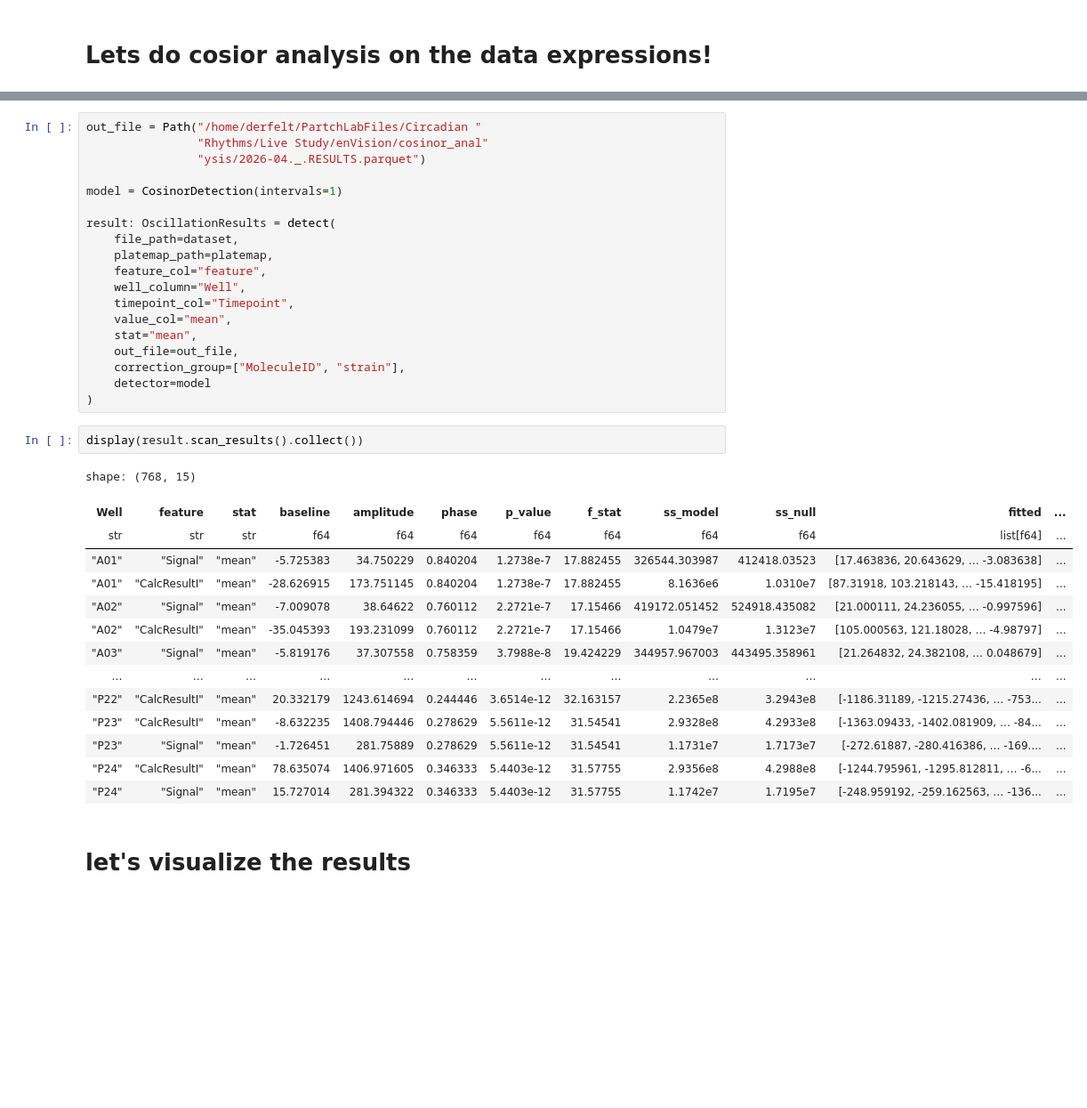
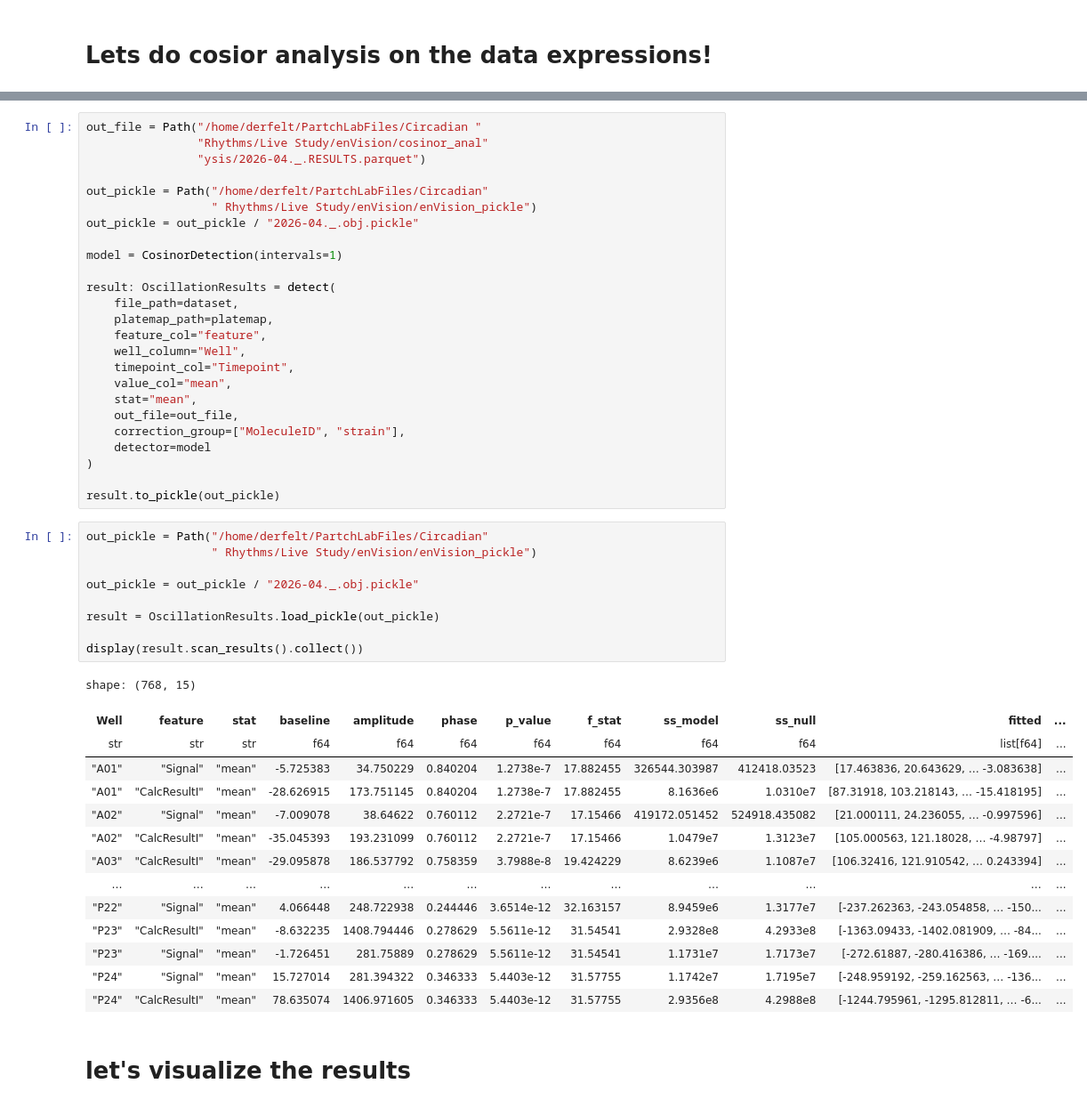
Before and after one commit to derfelterciano/PartchLab, a Jupyter notebook: circadian_rhythms/live_cell_painting/data_processing/enVision_cosinor.ipynb, the cells around one changed output, grey strips where cells are left out. Shown at 89% size. Saved outputs shown, nothing was run; the diff lists cells and outputs as text; blank space fills up the shorter version.

```diff
--- a/circadian_rhythms/live_cell_painting/data_processing/enVision_cosinor.ipynb
+++ b/circadian_rhythms/live_cell_painting/data_processing/enVision_cosinor.ipynb
@@ -72,6 +73,10 @@ shape: (238, 4)
 out_file = Path("/home/derfelt/PartchLabFiles/Circadian "
                 "Rhythms/Live Study/enVision/cosinor_anal"
                 "ysis/2026-04._.RESULTS.parquet")
+
+out_pickle = Path("/home/derfelt/PartchLabFiles/Circadian"
+                  " Rhythms/Live Study/enVision/enVision_pickle")
+out_pickle = out_pickle / "2026-04._.obj.pickle"
 
 model = CosinorDetection(intervals=1)
 
@@ -87,23 +92,32 @@ result: OscillationResults = detect(
     correction_group=["MoleculeID", "strain"],
     detector=model
 )
+
+result.to_pickle(out_pickle)
 # %%
+out_pickle = Path("/home/derfelt/PartchLabFiles/Circadian"
+                  " Rhythms/Live Study/enVision/enVision_pickle")
+
+out_pickle = out_pickle / "2026-04._.obj.pickle"
+
+result = OscillationResults.load_pickle(out_pickle)
+
 display(result.scan_results().collect())
 # %% [output]
 shape: (768, 15)
 | Well | feature | stat | baseline | amplitude | phase | p_value | f_stat | ss_model | ss_null | fitted | ... |
 | str | str | str | f64 | f64 | f64 | f64 | f64 | f64 | f64 | list[f64] | ... |
 | "A01" | "Signal" | "mean" | -5.725383 | 34.750229 | 0.840204 | 1.2738e-7 | 17.882455 | 326544.303987 | 412418.03523 | [17.463836, 20.643629, … -3.083638] | ... |
 | "A01" | "CalcResultI" | "mean" | -28.626915 | 173.751145 | 0.840204 | 1.2738e-7 | 17.882455 | 8.1636e6 | 1.0310e7 | [87.31918, 103.218143, … -15.418195] | ... |
 | "A02" | "Signal" | "mean" | -7.009078 | 38.64622 | 0.760112 | 2.2721e-7 | 17.15466 | 419172.051452 | 524918.435082 | [21.000111, 24.236055, … -0.997596] | ... |
 | "A02" | "CalcResultI" | "mean" | -35.045393 | 193.231099 | 0.760112 | 2.2721e-7 | 17.15466 | 1.0479e7 | 1.3123e7 | [105.000563, 121.18028, … -4.98797] | ... |
-| "A03" | "Signal" | "mean" | -5.819176 | 37.307558 | 0.758359 | 3.7988e-8 | 19.424229 | 344957.967003 | 443495.358961 | [21.264832, 24.382108, … 0.048679] | ... |
+| "A03" | "CalcResultI" | "mean" | -29.095878 | 186.537792 | 0.758359 | 3.7988e-8 | 19.424229 | 8.6239e6 | 1.1087e7 | [106.32416, 121.910542, … 0.243394] | ... |
 | … | … | … | … | … | … | … | … | … | … | … | ... |
-| "P22" | "CalcResultI" | "mean" | 20.332179 | 1243.614694 | 0.244446 | 3.6514e-12 | 32.163157 | 2.2365e8 | 3.2943e8 | [-1186.31189, -1215.27436, … -753... | ... |
+| "P22" | "Signal" | "mean" | 4.066448 | 248.722938 | 0.244446 | 3.6514e-12 | 32.163157 | 8.9459e6 | 1.3177e7 | [-237.262363, -243.054858, … -150... | ... |
 | "P23" | "CalcResultI" | "mean" | -8.632235 | 1408.794446 | 0.278629 | 5.5611e-12 | 31.54541 | 2.9328e8 | 4.2933e8 | [-1363.09433, -1402.081909, … -84... | ... |
 | "P23" | "Signal" | "mean" | -1.726451 | 281.75889 | 0.278629 | 5.5611e-12 | 31.54541 | 1.1731e7 | 1.7173e7 | [-272.61887, -280.416386, … -169.... | ... |
+| "P24" | "Signal" | "mean" | 15.727014 | 281.394322 | 0.346333 | 5.4403e-12 | 31.57755 | 1.1742e7 | 1.7195e7 | [-248.959192, -259.162563, … -136... | ... |
 | "P24" | "CalcResultI" | "mean" | 78.635074 | 1406.971605 | 0.346333 | 5.4403e-12 | 31.57755 | 2.9356e8 | 4.2988e8 | [-1244.795961, -1295.812811, … -6... | ... |
-| "P24" | "Signal" | "mean" | 15.727014 | 281.394322 | 0.346333 | 5.4403e-12 | 31.57755 | 1.1742e7 | 1.7195e7 | [-248.959192, -259.162563, … -136... | ... |
 # %% [markdown]
 # let's visualize the results
 # %%
```
Also changed, not shown: parts of 7 cells of this notebook, 3 other files.
